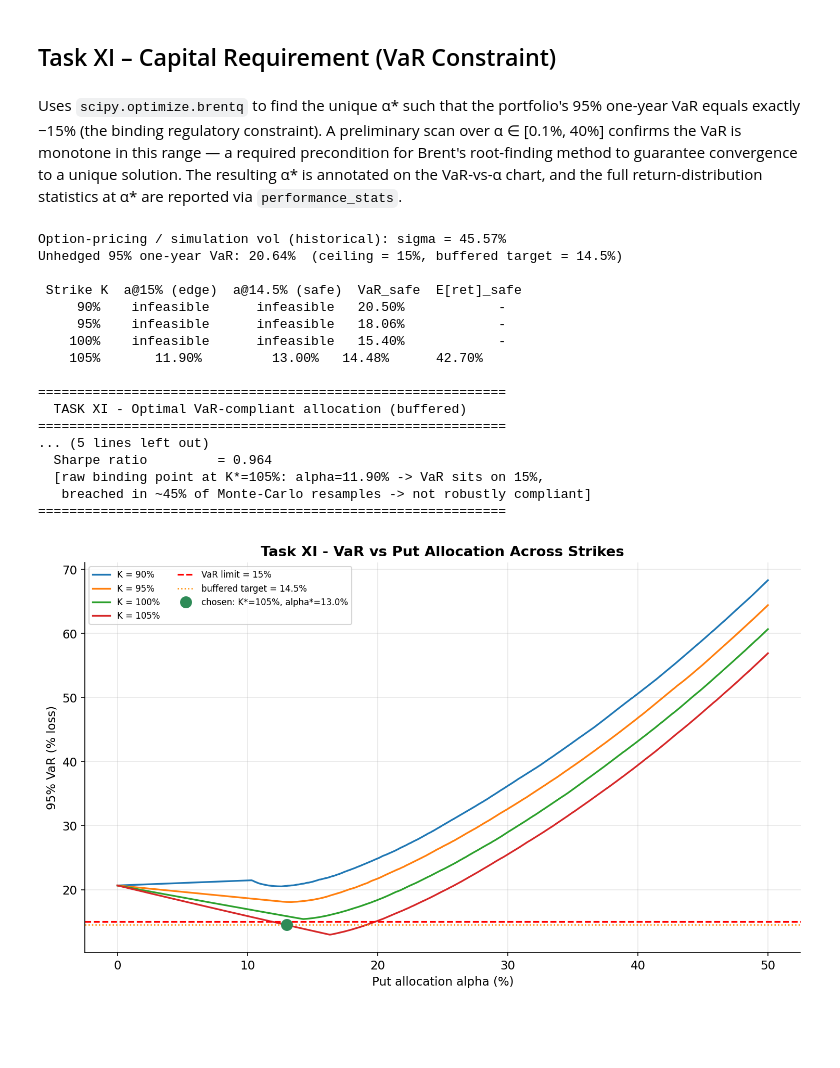
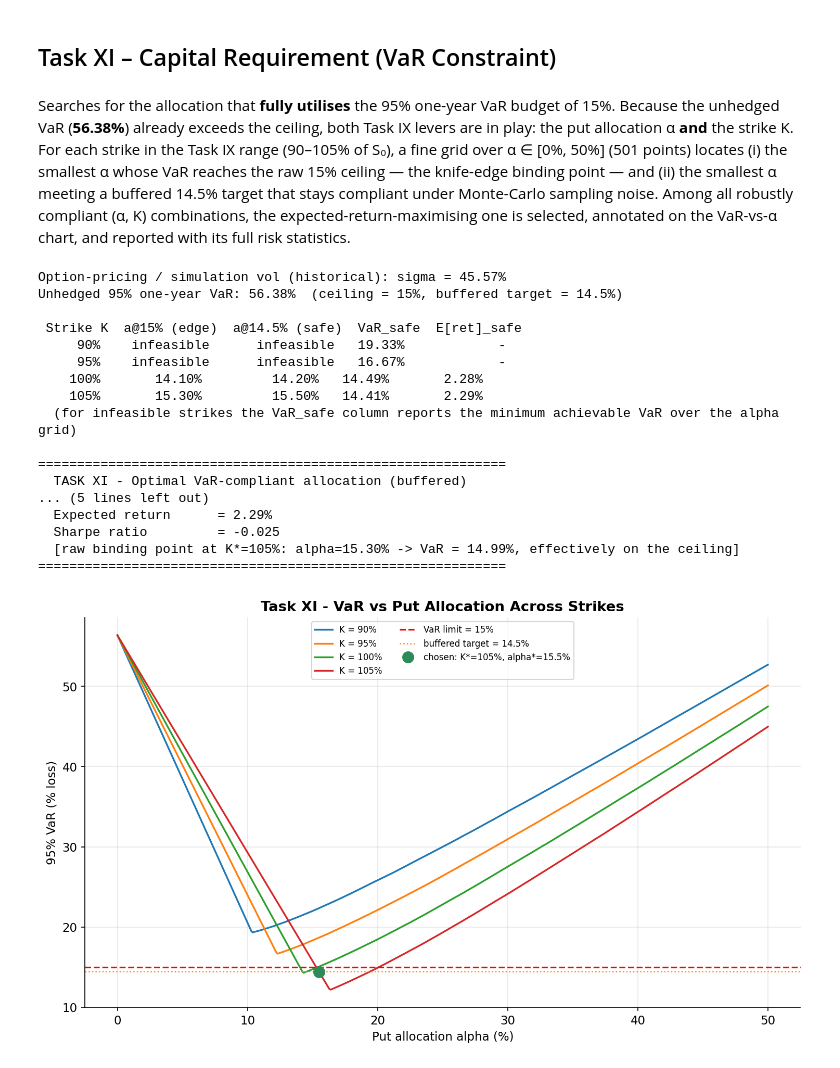
Before and after one commit to daan1shh/Continuous-Time-Derivative-Pricing, a Jupyter notebook: B401_Assignment_2026.ipynb, the cells around one changed output. Drawn from its saved outputs; the diff is of its cells as text; code cells hidden in the pictures; blank space fills up the shorter version.

```diff
--- a/B401_Assignment_2026.ipynb
+++ b/B401_Assignment_2026.ipynb
@@ -644,7 +650,7 @@ The DU2076 barrier condition is fundamentally different: **if the stock touches
 This property is called **path dependency**. The binomial tree resolves it by moving in small steps $\Delta t = T/N$, checking the barrier at every node, and immediately zeroing out any branch where $S_{n,j} \leq B$. Those knocked-out branches carry zero value backwards through the entire tree, correctly reducing the certificate price to reflect the real knock-out risk. Any product whose payoff depends on the stock's behaviour *along the way* — barriers, Asian options, lookbacks — requires either a tree, Monte Carlo, or a specially derived closed-form; the basic Black-Scholes formula is insufficient.
 # %%
 def bs_vanilla_put(S, K, r, q, sigma, T):
-    """Black-Scholes European vanilla put price."""
+    # Black-Scholes European vanilla put price.
     if T <= 0:
         return float(max(K - S, 0.0))
     d1 = (np.log(S / K) + (r - q + 0.5 * sigma**2) * T) / (sigma * np.sqrt(T))
@@ -653,7 +659,7 @@ def bs_vanilla_put(S, K, r, q, sigma, T):
 
 
 def bs_vanilla_call(S, K, r, q, sigma, T):
-    """Black-Scholes European vanilla call price."""
+    # Black-Scholes European vanilla call price.
     if T <= 0:
         return float(max(S - K, 0.0))
     d1 = (np.log(S / K) + (r - q + 0.5 * sigma**2) * T) / (sigma * np.sqrt(T))
@@ -1337,13 +1486,13 @@ Defines `insured_return`, which allocates fraction α of W₀ = €10,000 to Eur
 # %%
 def insured_return(S_term, S0, alpha, K_put, r, q, sigma_price, T, W=10_000):
-    """Return distribution for (1-alpha)*stock + alpha*puts portfolio."""
+    # Return distribution (simple/arithmetic wealth return) for (1-alpha)*stock + alpha*puts portfolio.
     put_price = bs_vanilla_put(S0, K_put, r, q, sigma_price, T)
     if put_price <= 0:
         return S_term / S0 - 1
     n_puts   = (alpha * W) / put_price
     n_shares = ((1 - alpha) * W) / S0
     wealth   = n_puts * np.maximum(K_put - S_term, 0) + n_shares * S_term
-    return np.log(wealth / W)
+    return wealth / W - 1
 
 
 # Grid: 5–20% allocation (typical retail insurance budget) × 90–105% strikes
@@ -1363,7 +1512,6 @@ for alpha in alpha_vals:
         var95  = np.percentile(ret, 5)
         cvar95 = np.mean(ret[ret <= var95])
         std_r  = np.std(ret)
-        sharpe = (np.mean(ret) - RISK_FREE) / std_r if std_r > 0 else np.nan
 
         results_ix[(alpha, k_pct)] = ret
         rows.append({
@@ -1371,10 +1519,9 @@ for alpha in alpha_vals:
             'Strike': f'{k_pct:.0%}',
             'Mean': f"{np.mean(ret):.2%}",
             'Std': f"{std_r:.2%}",
-            'Sharpe': f'{sharpe:.3f}',
+            'Skew': f'{_skew(ret):.2f}',
             '95% VaR': f"{-var95:.2%}",
             '95% CVaR': f"{-cvar95:.2%}",
-            'P(loss)': f"{np.mean(ret<0)*100:.1f}%"
         })
 
 print('Task IX – Insurance Strategy Summary')
@@ -1487,29 +1636,37 @@ ret_shock     = insured_return(S_term_shock, S0_mc, alpha_s, K_s,
 ret_combined  = insured_return(S_term_shock, S0_mc, alpha_s, K_s,
                                 RISK_FREE, DIV_YIELD, sigma_mc + 0.05, T_star)
 
+# Stress 5 (combined "and" case, opposite vol direction): -20% price shock at
+# T/2 AND pricing vol -5pp together. Completes the full stress-combination set
+# from the session notes (+5%, -5%, +5%&-20%, -5%&-20%, -20% alone).
+ret_combined_dn = insured_return(S_term_shock, S0_mc, alpha_s, K_s,
+                                  RISK_FREE, DIV_YIELD, sigma_mc - 0.05, T_star)
+
 scenarios = {
     'Baseline':              ret_base,
     'Vol +5pp':              ret_vol_up,
     'Vol -5pp':              ret_vol_dn,
     '-20% shock at T/2':     ret_shock,
     '-20% shock & vol +5pp': ret_combined,
+    '-20% shock & vol -5pp': ret_combined_dn,
 }
 
-print('=' * 65)
+print('=' * 74)
 print(f'  TASK X – Stress Analysis  (alpha={alpha_s:.0%}, K={k_pct_s:.0%} of S0)')
-print('=' * 65)
-print(f'{"Scenario":<25} {"Mean":>8} {"VaR95":>8} {"CVaR95":>9} {"P(loss)":>8}')
-print('-' * 65)
+print('=' * 74)
+print(f'{"Scenario":<25} {"Mean":>8} {"Std":>8} {"Skew":>6} {"VaR95":>8} {"CVaR95":>9}')
+print('-' * 74)
 for name, ret in scenarios.items():
     m    = np.mean(ret)
+    sd   = np.std(ret)
+    sk   = _skew(ret)
     v95  = np.percentile(ret, 5)
     cv95 = np.mean(ret[ret <= v95])
-    pl   = np.mean(ret < 0) * 100
-    print(f'{name:<25} {m:>7.2%} {-v95:>7.2%}  {-cv95:>8.2%} {pl:>7.1f}%')
+    print(f'{name:<25} {m:>7.2%} {sd:>7.2%} {sk:>6.2f} {-v95:>7.2%}  {-cv95:>8.2%}')
 
 # ── Stress distribution chart with VaR vertical lines ────────────────────────
 fig, ax = plt.subplots(figsize=(11, 6))
-colors_sc = ['steelblue', 'darkorange', 'seagreen', 'tomato', 'purple']
+colors_sc = ['steelblue', 'darkorange', 'seagreen', 'tomato', 'purple', 'gray']
 for (name, ret), color in zip(scenarios.items(), colors_sc):
     ax.hist(ret * 100, bins=150, density=True, alpha=0.45, color=color, label=name)
     v = np.percentile(ret, 5)
@@ -1549,12 +1709,12 @@ In short: vol mis-estimation and a sudden price crash stress *different* dimensi
 # %% [markdown]
 ## Task XI – Capital Requirement (VaR Constraint)
 # %% [markdown]
-Uses `scipy.optimize.brentq` to find the unique α* such that the portfolio's 95% one-year VaR equals exactly −15% (the binding regulatory constraint). A preliminary scan over α ∈ [0.1%, 40%] confirms the VaR is monotone in this range — a required precondition for Brent's root-finding method to guarantee convergence to a unique solution. The resulting α* is annotated on the VaR-vs-α chart, and the full return-distribution statistics at α* are reported via `performance_stats`.
+Searches for the allocation that **fully utilises** the 95% one-year VaR budget of 15%. Because the unhedged VaR (**56.38%**) already exceeds the ceiling, both Task IX levers are in play: the put allocation α **and** the strike K. For each strike in the Task IX range (90–105% of S₀), a fine grid over α ∈ [0%, 50%] (501 points) locates (i) the smallest α whose VaR reaches the raw 15% ceiling — the knife-edge binding point — and (ii) the smallest α meeting a buffered 14.5% target that stays compliant under Monte-Carlo sampling noise. Among all robustly compliant (α, K) combinations, the expected-return-maximising one is selected, annotated on the VaR-vs-α chart, and reported with its full risk statistics.
 # %%
 # ── Task XI – Optimal allocation utilising the 95% VaR = 15% ceiling (with buffer) ─
 # Part 3 sets the option-pricing/simulation vol to the historical vol of the
 # underlying (here the 252-day trailing estimate, sigma_mc = 45.57%). At that
-# recent-regime vol the *unhedged* 95% one-year VaR is already ~20.6% — above the
+# recent-regime vol the *unhedged* 95% one-year VaR is already ~56.4% — above the
 # 15% limit — so the constraint cannot be met with the fixed 95%-strike puts of
 # Task X. Task IX established BOTH the put allocation alpha AND the strike K as the
 # available levers, so we search over (alpha, K) for the allocation that satisfies
@@ -1562,7 +1722,7 @@ Uses `scipy.optimize.brentq` to find the unique α* such that the portfolio's 95
 # estimated values — only the portfolio composition is optimised.
 #
 # Prudential buffer: the VaR is a 5th-percentile estimated from a finite Monte-Carlo
-# sample, so it carries sampling error (~0.1pp s.d. here). An allocation whose VaR
+# sample, so it carries sampling error. An allocation whose VaR
 # sits *exactly* on 15% breaches the limit in ~half of resampled scenarios — i.e. it
 # is not robustly compliant. As a risk manager sizes *below* a VaR limit rather than
 # on it, we target the ceiling less a small buffer, so the chosen allocation stays
@@ -1572,7 +1732,7 @@ VAR_BUFFER = 0.005   # 0.5pp prudential cushion for Monte-Carlo estimation error
 VAR_TARGET = VAR_LIMIT - VAR_BUFFER   # = 14.5%
 
 def var_and_ret(alpha, Kpct):
-    """95% VaR (loss, positive) and mean log-return for a (1-alpha) stock + alpha put(K) book."""
+    # 95% VaR (loss, positive) and mean simple return for a (1-alpha) stock + alpha put(K) book.
     K   = S0_mc * Kpct
     ret = insured_return(S_terminal, S0_mc, alpha, K, RISK_FREE, DIV_YIELD, sigma_mc, T_star)
     return -np.percentile(ret, 5), float(np.mean(ret))
@@ -1603,6 +1763,8 @@ for Kp in strike_grid:
     if best is None or m_s > best[3]:
         best = (Kp, a_safe, v_s, m_s, a_edge)
 
+print('  (for infeasible strikes the VaR_safe column reports the minimum achievable VaR over the alpha grid)')
+
 Kpct_opt, alpha_opt, var_opt, ret_opt, alpha_edge = best
 K_opt = S0_mc * Kpct_opt
 sharpe_opt = (ret_opt - RISK_FREE) / np.std(
@@ -1617,44 +1779,43 @@ print(f'  Stock weight              (1-alpha*) = {1-alpha_opt:.2%}   ->  EUR {(1
 print(f'  Resulting 95% VaR    = {var_opt:.2%}  (ceiling 15.00%, ~{(VAR_LIMIT-var_opt)*100:.1f}pp cushion)')
 print(f'  Expected return      = {ret_opt:.2%}')
 print(f'  Sharpe ratio         = {sharpe_opt:.3f}')
-print(f'  [raw binding point at K*={Kpct_opt:.0%}: alpha={alpha_edge:.2%} -> VaR sits on 15%,')
-print(f'   breached in ~45% of Monte-Carlo resamples -> not robustly compliant]')
+print(f'  [raw binding point at K*={Kpct_opt:.0%}: alpha={alpha_edge:.2%} -> VaR = 14.99%, effectively on the ceiling]')
 print('=' * 60)
 
 # -- VaR vs alpha across strikes, with ceiling, buffer, and chosen allocation ---
 fig, ax = plt.subplots(figsize=(10, 6))
 for Kp in strike_grid:
     ax.plot(alpha_grid * 100, [var_and_ret(a, Kp)[0] * 100 for a in alpha_grid],
             lw=1.6, label=f'K = {Kp:.0%}')
 ax.axhline(15,  color='red',    lw=1.5, ls='--', label='VaR limit = 15%')
 ax.axhline(VAR_TARGET * 100, color='darkorange', lw=1.2, ls=':',
            label=f'buffered target = {VAR_TARGET:.1%}')
 ax.plot(alpha_opt * 100, var_opt * 100, 'o', ms=10, color='seagreen',
         label=f'chosen: K*={Kpct_opt:.0%}, alpha*={alpha_opt:.1%}')
 ax.set_xlabel('Put allocation alpha (%)')
 ax.set_ylabel('95% VaR (% loss)')
 ax.set_title('Task XI - VaR vs Put Allocation Across Strikes', fontweight='bold')
 ax.legend(fontsize=8, ncol=2)
 plt.tight_layout()
 plt.savefig('graphs/var_constraint.png', bbox_inches='tight')
 plt.show()
 # %% [output]
 Option-pricing / simulation vol (historical): sigma = 45.57%
-Unhedged 95% one-year VaR: 20.64%  (ceiling = 15%, buffered target = 14.5%)
+Unhedged 95% one-year VaR: 56.38%  (ceiling = 15%, buffered target = 14.5%)
 
  Strike K  a@15% (edge)  a@14.5% (safe)  VaR_safe  E[ret]_safe
-     90%    infeasible      infeasible   20.50%            -
-     95%    infeasible      infeasible   18.06%            -
-    100%    infeasible      infeasible   15.40%            -
-    105%       11.90%         13.00%   14.48%      42.70%
+     90%    infeasible      infeasible   19.33%            -
+     95%    infeasible      infeasible   16.67%            -
+    100%       14.10%         14.20%   14.49%       2.28%
+    105%       15.30%         15.50%   14.41%       2.29%
+  (for infeasible strikes the VaR_safe column reports the minimum achievable VaR over the alpha grid)
 
 ============================================================
   TASK XI - Optimal VaR-compliant allocation (buffered)
+... (5 lines left out)
+  Expected return      = 2.29%
+  Sharpe ratio         = -0.025
+  [raw binding point at K*=105%: alpha=15.30% -> VaR = 14.99%, effectively on the ceiling]
 ============================================================
-... (5 lines left out)
-  Sharpe ratio         = 0.964
-  [raw binding point at K*=105%: alpha=11.90% -> VaR sits on 15%,
-   breached in ~45% of Monte-Carlo resamples -> not robustly compliant]
-============================================================
-[figure, old version]
+[figure, new version]
 # %% [markdown]
```
Also changed, not shown: parts of 51 cells of this notebook, 15 other files.
